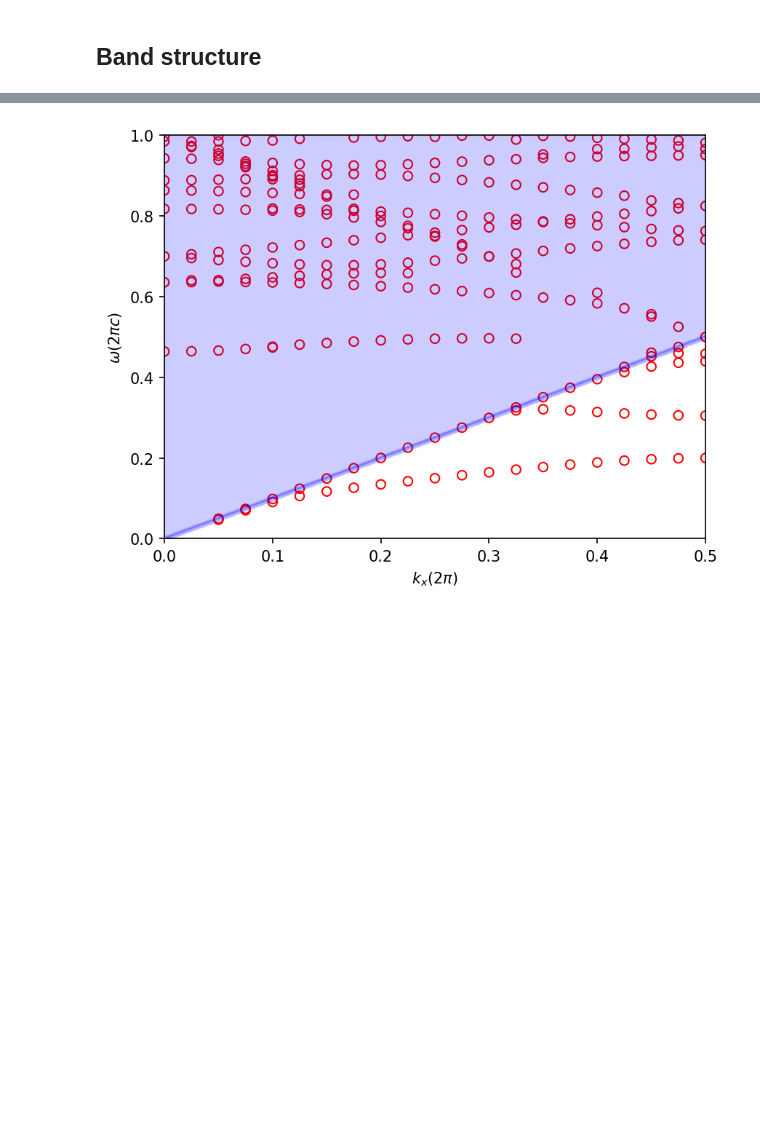
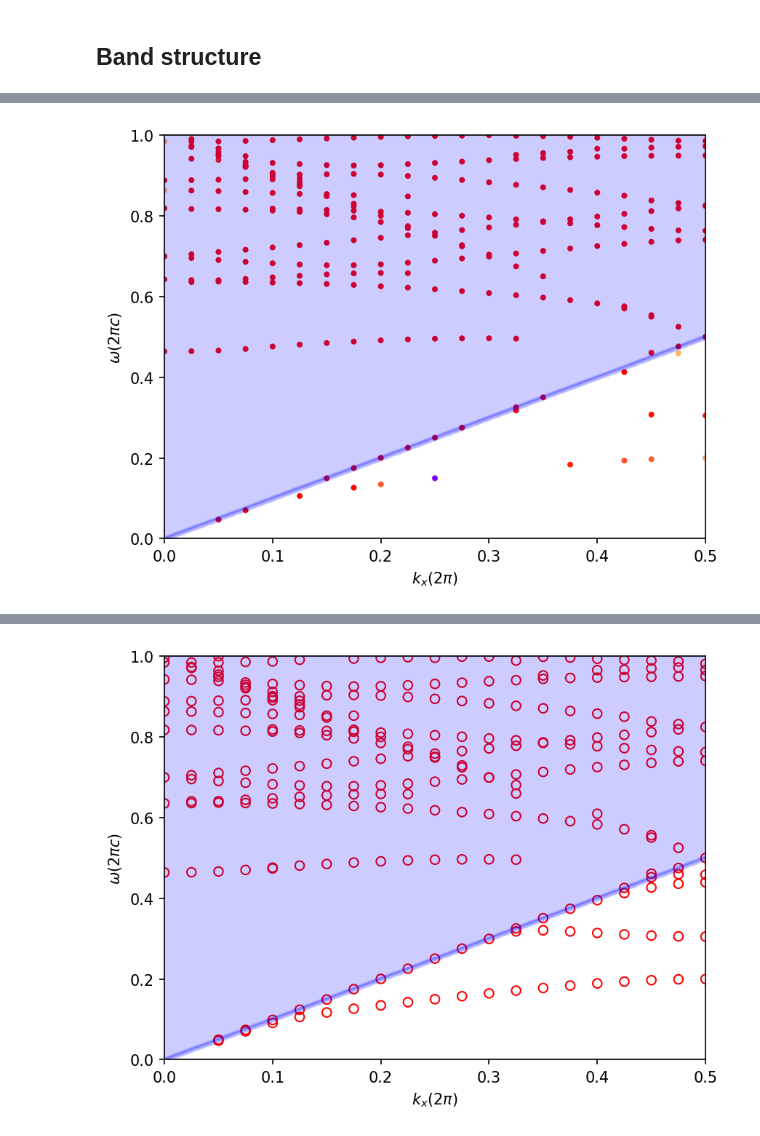
Before and after one commit to chihweiw/Photonic_Crystal, a Jupyter notebook: wvg_cavity_band.ipynb, the cells around one changed output, grey strips where cells are left out. Saved outputs shown, nothing was run; the diff lists cells and outputs as text; code cells hidden in the pictures; blank space fills up the shorter version.

```diff
--- a/wvg_cavity_band.ipynb
+++ b/wvg_cavity_band.ipynb
@@ -40,0 +66,31 @@ sim = mp.Simulation(cell_size=cell,
+# %%
+%%capture
+k = []
+w = []
+Q = []
+nqm = []
+nqml = []
+kxlist = np.linspace(0, 0.5, 21)
+for kx in kxlist:
+    sim.k_point = mp.Vector3(kx)
+    h = mp.Harminv(mp.Hz, mp.Vector3(0.1234), fcen, df)
+    sim.run(mp.at_beginning(mp.output_epsilon),
+        mp.after_sources(h),
+        until_after_sources=2000)
+    wp = [m.freq for m in h.modes]
+    Qp = [m.Q for m in h.modes]
+    kp = [kx]*len(wp)
+    for q in Qp:      #the following loop check if q is negative and record the negative mode in nqml
+        if q<0:
+            i = Qp.index(q)
+            nqm = nqm + [i]
+            nqml.append([kp[i],wp[i]])
+    for i in sorted(nqm, reverse=True):  #the following loop remove the modes with negative q
+        kp.pop(i)
+        wp.pop(i)
+        Qp.pop(i)
+    nqm=[]
+    k = k + kp
+    w = w + wp
+    Q = Q + Qp
+    sim.reset_meep()
@@ -41,3 +117,17 @@ sim = mp.Simulation(cell_size=cell,
+# %%
+kx = np.linspace(0, 1, 1000)
+plt.figure(dpi=150)
+plt.scatter(k, w, c=Q, cmap='rainbow_r', s=8)
+plt.scatter(kx, kx, marker='.', color='b', alpha=0.05)
+plt.fill_betweenx(kx, 0, kx, color='b', alpha=0.2)
+plt.xlim([0,0.5])
+plt.ylim([0,1.0])
+plt.xlabel('$k_x(2\pi)$')
+plt.ylabel('$\omega(2\pi c)$')
+plt.savefig('wvg_band.png')
+plt.show()
+# %% [output]
+[figure, added]
 # %%
 kx = 0.4
 sim.k_point = mp.Vector3(kx)
```
Also changed, not shown: parts of 14 cells of this notebook, 1 other file.
